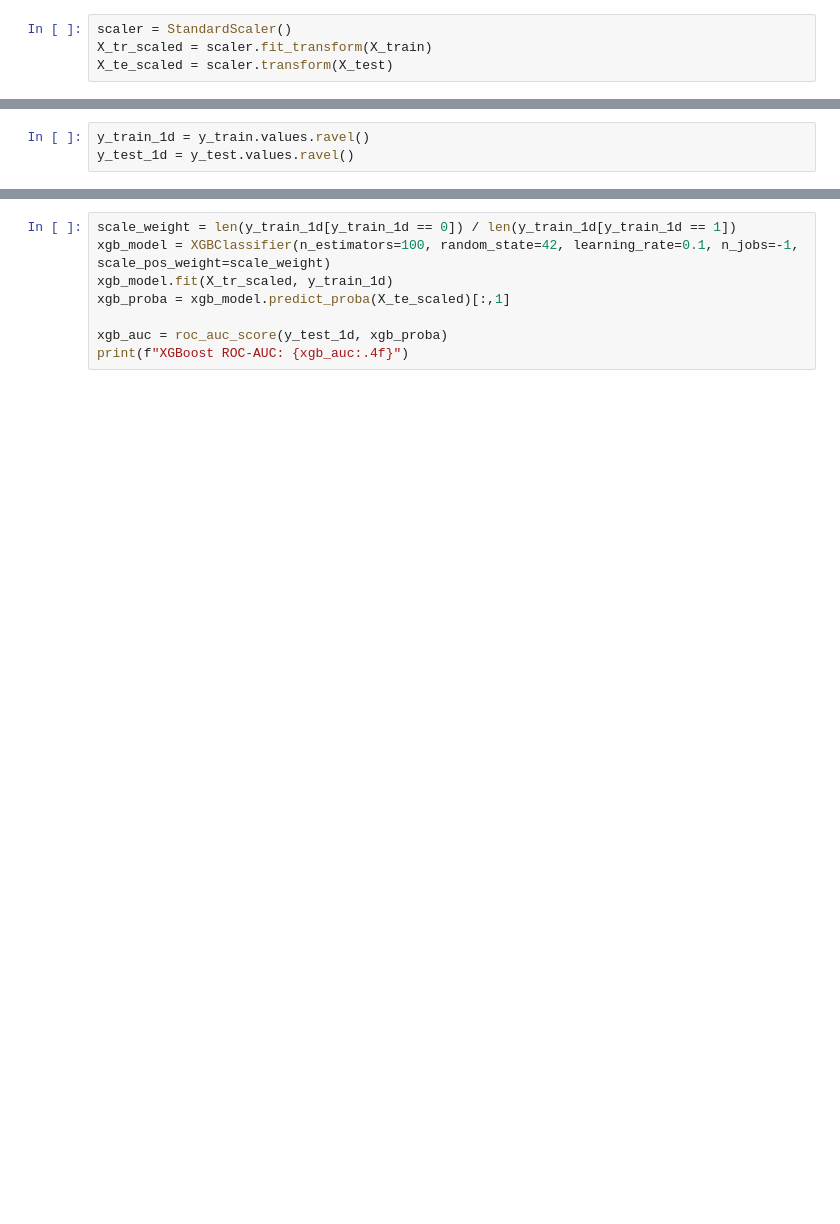
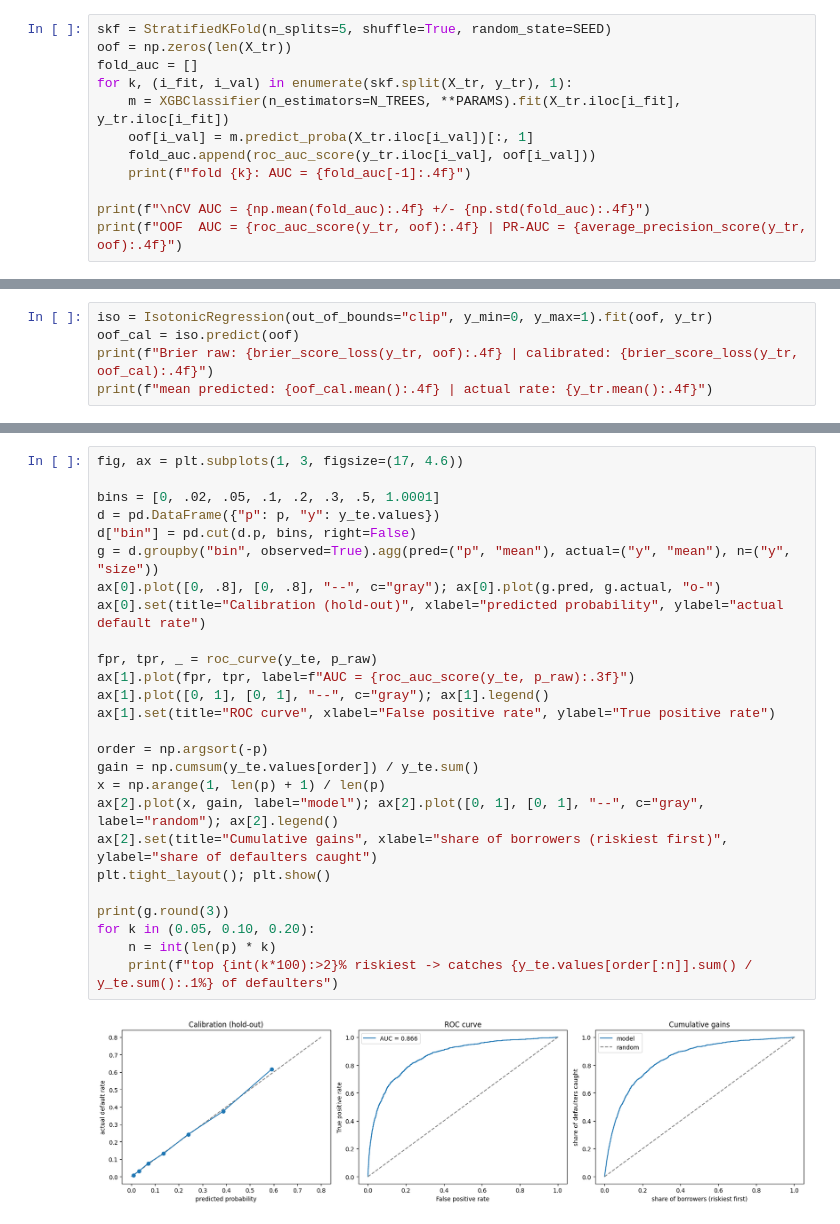
Before and after one commit to Hosam04/CreditSense, a Jupyter notebook: notebooks/Modeling_and_Evaluation.ipynb, the cells around one changed output, grey strips where cells are left out. Drawn from its saved outputs; the diff is of its cells as text; blank space fills up the shorter version.

```diff
--- a/notebooks/Modeling_and_Evaluation.ipynb
+++ b/notebooks/Modeling_and_Evaluation.ipynb
@@ -30,4 +60,12 @@ y_test = pd.read_csv(DATA_DIR / "y_test_raw.csv")
 # %%
-scaler = StandardScaler()
-X_tr_scaled = scaler.fit_transform(X_train)
-X_te_scaled = scaler.transform(X_test)
+skf = StratifiedKFold(n_splits=5, shuffle=True, random_state=SEED)
+oof = np.zeros(len(X_tr))
+fold_auc = []
+for k, (i_fit, i_val) in enumerate(skf.split(X_tr, y_tr), 1):
+    m = XGBClassifier(n_estimators=N_TREES, **PARAMS).fit(X_tr.iloc[i_fit], y_tr.iloc[i_fit])
+    oof[i_val] = m.predict_proba(X_tr.iloc[i_val])[:, 1]
+    fold_auc.append(roc_auc_score(y_tr.iloc[i_val], oof[i_val]))
+    print(f"fold {k}: AUC = {fold_auc[-1]:.4f}")
+
+print(f"\nCV AUC = {np.mean(fold_auc):.4f} +/- {np.std(fold_auc):.4f}")
+print(f"OOF  AUC = {roc_auc_score(y_tr, oof):.4f} | PR-AUC = {average_precision_score(y_tr, oof):.4f}")
@@ -34,3 +81,5 @@ X_te_scaled = scaler.transform(X_test)
 # %%
-y_train_1d = y_train.values.ravel()
-y_test_1d = y_test.values.ravel()
+iso = IsotonicRegression(out_of_bounds="clip", y_min=0, y_max=1).fit(oof, y_tr)
+oof_cal = iso.predict(oof)
+print(f"Brier raw: {brier_score_loss(y_tr, oof):.4f} | calibrated: {brier_score_loss(y_tr, oof_cal):.4f}")
+print(f"mean predicted: {oof_cal.mean():.4f} | actual rate: {y_tr.mean():.4f}")
@@ -55,9 +146,28 @@ Random Forest ROC-AUC: 0.8421
 # %%
-scale_weight = len(y_train_1d[y_train_1d == 0]) / len(y_train_1d[y_train_1d == 1])
-xgb_model = XGBClassifier(n_estimators=100, random_state=42, learning_rate=0.1, n_jobs=-1, scale_pos_weight=scale_weight)
-xgb_model.fit(X_tr_scaled, y_train_1d)
-xgb_proba = xgb_model.predict_proba(X_te_scaled)[:,1]
+fig, ax = plt.subplots(1, 3, figsize=(17, 4.6))
 
-xgb_auc = roc_auc_score(y_test_1d, xgb_proba)
-print(f"XGBoost ROC-AUC: {xgb_auc:.4f}")
+bins = [0, .02, .05, .1, .2, .3, .5, 1.0001]
+d = pd.DataFrame({"p": p, "y": y_te.values})
+d["bin"] = pd.cut(d.p, bins, right=False)
+g = d.groupby("bin", observed=True).agg(pred=("p", "mean"), actual=("y", "mean"), n=("y", "size"))
+ax[0].plot([0, .8], [0, .8], "--", c="gray"); ax[0].plot(g.pred, g.actual, "o-")
+ax[0].set(title="Calibration (hold-out)", xlabel="predicted probability", ylabel="actual default rate")
+
+fpr, tpr, _ = roc_curve(y_te, p_raw)
+ax[1].plot(fpr, tpr, label=f"AUC = {roc_auc_score(y_te, p_raw):.3f}")
+ax[1].plot([0, 1], [0, 1], "--", c="gray"); ax[1].legend()
+ax[1].set(title="ROC curve", xlabel="False positive rate", ylabel="True positive rate")
+
+order = np.argsort(-p)
+gain = np.cumsum(y_te.values[order]) / y_te.sum()
+x = np.arange(1, len(p) + 1) / len(p)
+ax[2].plot(x, gain, label="model"); ax[2].plot([0, 1], [0, 1], "--", c="gray", label="random"); ax[2].legend()
+ax[2].set(title="Cumulative gains", xlabel="share of borrowers (riskiest first)", ylabel="share of defaulters caught")
+plt.tight_layout(); plt.show()
+
+print(g.round(3))
+for k in (0.05, 0.10, 0.20):
+    n = int(len(p) * k)
+    print(f"top {int(k*100):>2}% riskiest -> catches {y_te.values[order[:n]].sum() / y_te.sum():.1%} of defaulters")
 # %% [output]
+[figure, added]
```
Also changed, not shown: parts of 14 cells of this notebook, 13 other files.
